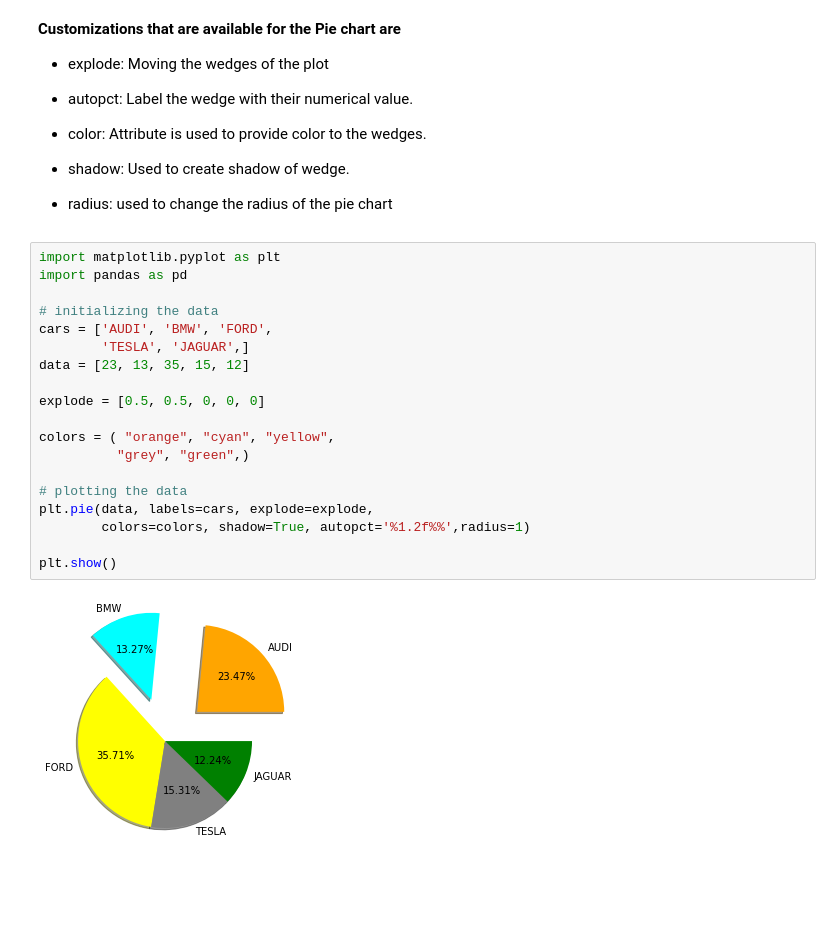
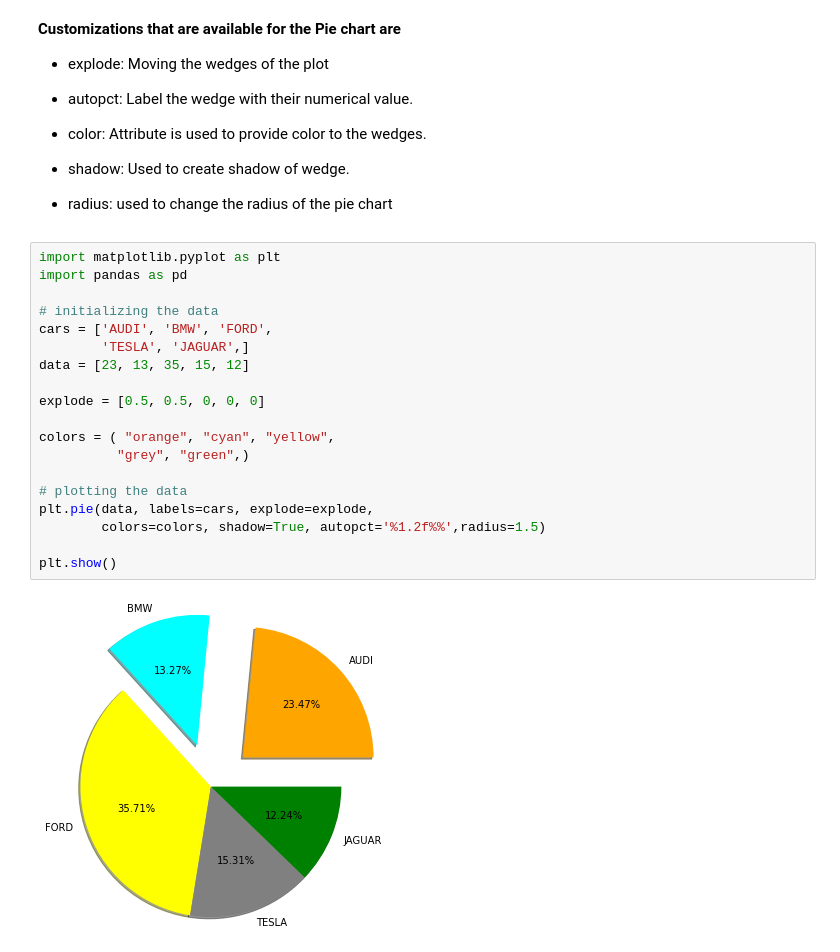
Before and after one commit to gurunathdeshpande/pydatabase, a Jupyter notebook: Data_visualization_with_python.ipynb, the cells around one changed output. Cells and saved outputs as stored; diff of their text form; blank space fills up the shorter version.

```diff
--- a/Data_visualization_with_python.ipynb
+++ b/Data_visualization_with_python.ipynb
@@ -641,21 +669,21 @@ plt.show()
 # %%
 import matplotlib.pyplot as plt
 import pandas as pd
 
 # initializing the data
 cars = ['AUDI', 'BMW', 'FORD',
         'TESLA', 'JAGUAR',]
 data = [23, 13, 35, 15, 12]
 
 explode = [0.5, 0.5, 0, 0, 0]
 
 colors = ( "orange", "cyan", "yellow",
           "grey", "green",)
 
 # plotting the data
 plt.pie(data, labels=cars, explode=explode,
-        colors=colors, shadow=True, autopct='%1.2f%%',radius=1)
+        colors=colors, shadow=True, autopct='%1.2f%%',radius=1.5)
 
 plt.show()
 # %% [output]
-[figure, old version]
+[figure, new version]
```
Also changed, not shown: parts of 51 cells of this notebook.
